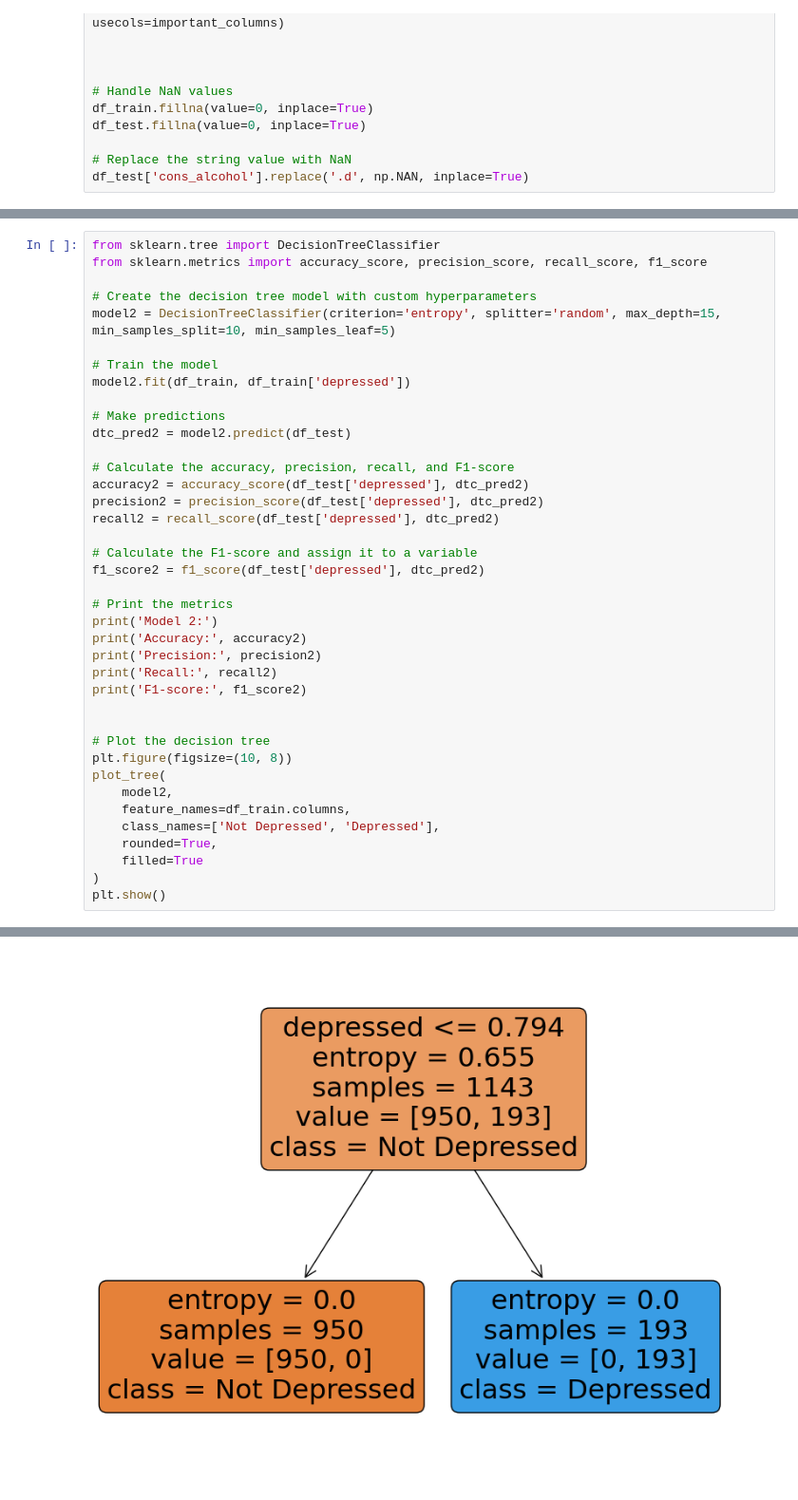
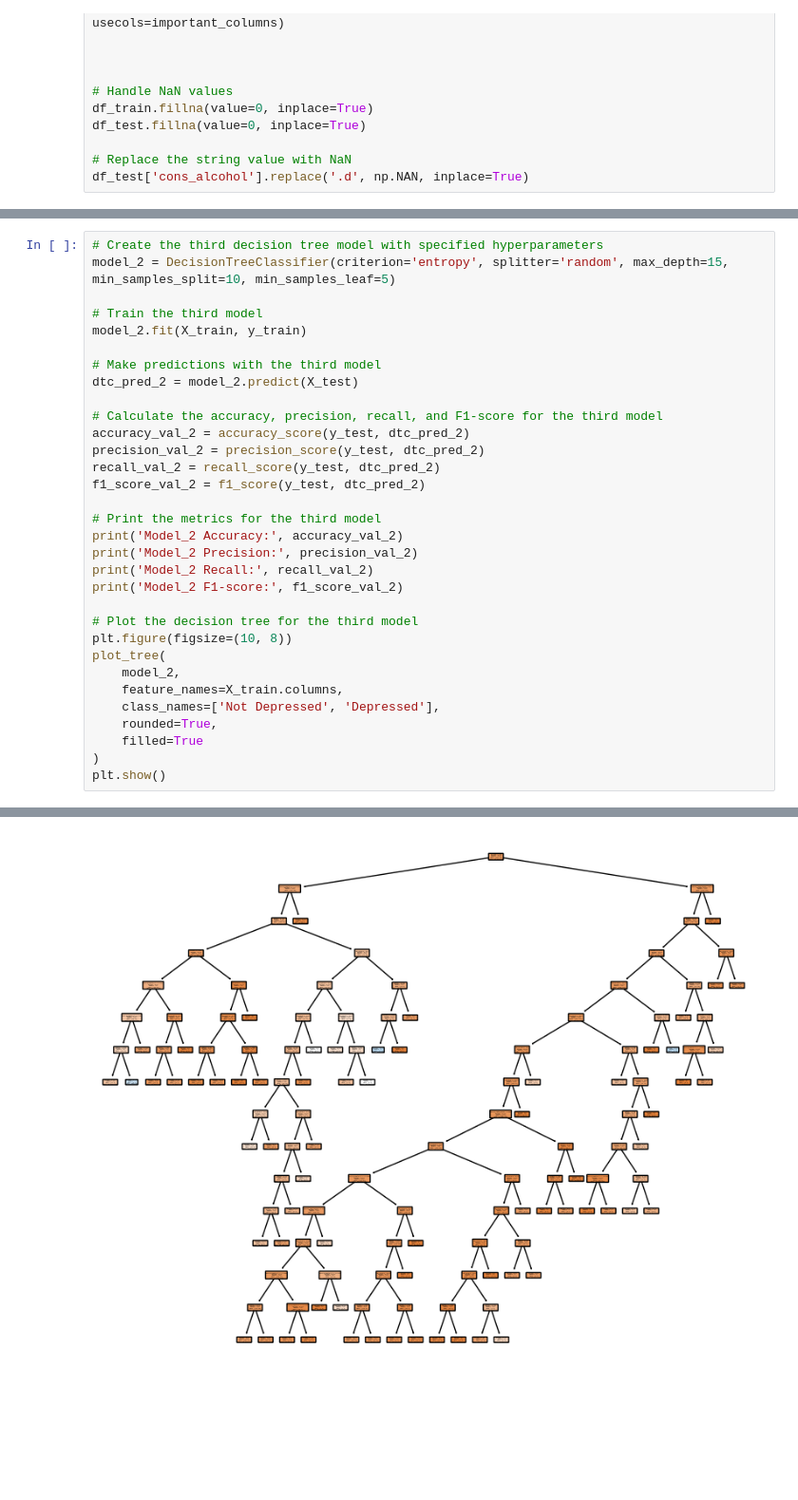
Before and after one commit to WilkinsKimori/UEL-CN-7000-46613, a Jupyter notebook: Real_Code_Running.ipynb, the cells around one changed output, grey strips where cells are left out. Shown at 95% size. Saved outputs shown, nothing was run; the diff lists cells and outputs as text; blank space fills up the shorter version.

```diff
--- a/Real_Code_Running.ipynb
+++ b/Real_Code_Running.ipynb
@@ -575,37 +572,30 @@ F1-score: 1.0
 # %%
-from sklearn.tree import DecisionTreeClassifier
-from sklearn.metrics import accuracy_score, precision_score, recall_score, f1_score
+# Create the third decision tree model with specified hyperparameters
+model_2 = DecisionTreeClassifier(criterion='entropy', splitter='random', max_depth=15, min_samples_split=10, min_samples_leaf=5)
 
-# Create the decision tree model with custom hyperparameters
-model2 = DecisionTreeClassifier(criterion='entropy', splitter='random', max_depth=15, min_samples_split=10, min_samples_leaf=5)
+# Train the third model
+model_2.fit(X_train, y_train)
 
-# Train the model
-model2.fit(df_train, df_train['depressed'])
+# Make predictions with the third model
+dtc_pred_2 = model_2.predict(X_test)
 
-# Make predictions
-dtc_pred2 = model2.predict(df_test)
+# Calculate the accuracy, precision, recall, and F1-score for the third model
+accuracy_val_2 = accuracy_score(y_test, dtc_pred_2)
+precision_val_2 = precision_score(y_test, dtc_pred_2)
+recall_val_2 = recall_score(y_test, dtc_pred_2)
+f1_score_val_2 = f1_score(y_test, dtc_pred_2)
 
-# Calculate the accuracy, precision, recall, and F1-score
-accuracy2 = accuracy_score(df_test['depressed'], dtc_pred2)
-precision2 = precision_score(df_test['depressed'], dtc_pred2)
-recall2 = recall_score(df_test['depressed'], dtc_pred2)
+# Print the metrics for the third model
+print('Model_2 Accuracy:', accuracy_val_2)
+print('Model_2 Precision:', precision_val_2)
+print('Model_2 Recall:', recall_val_2)
+print('Model_2 F1-score:', f1_score_val_2)
 
-# Calculate the F1-score and assign it to a variable
-f1_score2 = f1_score(df_test['depressed'], dtc_pred2)
-
-# Print the metrics
-print('Model 2:')
-print('Accuracy:', accuracy2)
-print('Precision:', precision2)
-print('Recall:', recall2)
-print('F1-score:', f1_score2)
-
-
-# Plot the decision tree
+# Plot the decision tree for the third model
 plt.figure(figsize=(10, 8))
 plot_tree(
-    model2,
-    feature_names=df_train.columns,
+    model_2,
+    feature_names=X_train.columns,
     class_names=['Not Depressed', 'Depressed'],
     rounded=True,
     filled=True
@@ -620,4 +609,4 @@ F1-score: 1.0
-[figure, old version]
+[figure, new version]
 # %%
 import matplotlib.pyplot as plt
 import seaborn as sns
```
Also changed, not shown: parts of 25 cells of this notebook.
